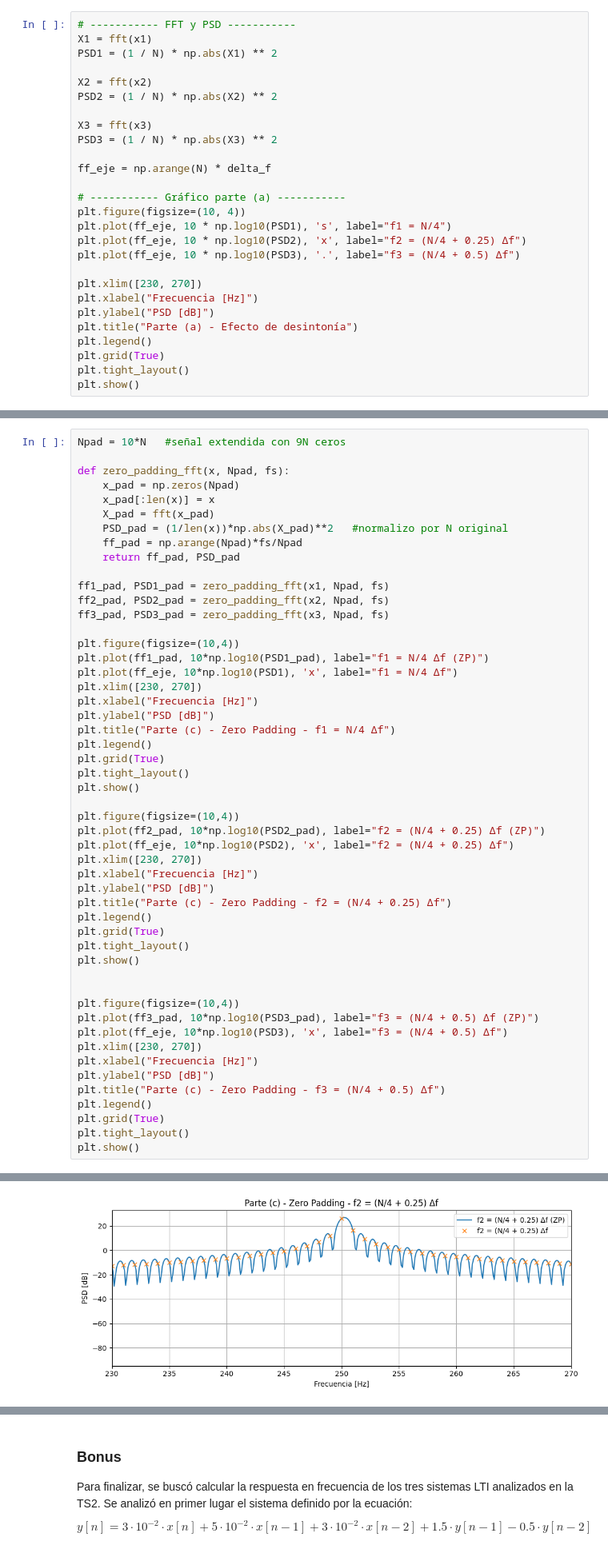
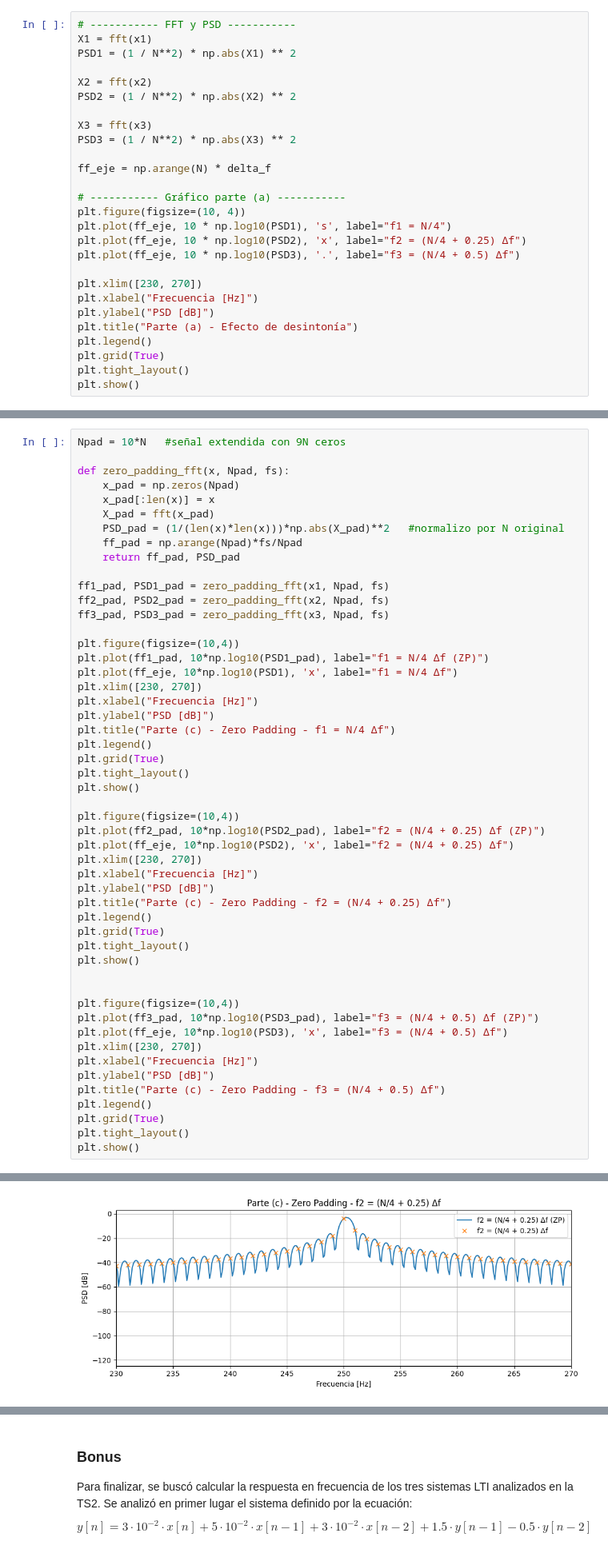
Before and after one commit to aguspaolini/aps-Paolini-Rosso, a Jupyter notebook: TS3 - Paolini Rosso.ipynb, the cells around one changed output, grey strips where cells are left out. Shown at 80% size. Drawn from its saved outputs; the diff is of its cells as text.

```diff
--- a/TS3 - Paolini Rosso.ipynb
+++ b/TS3 - Paolini Rosso.ipynb
@@ -129,13 +133,13 @@ Asimismo, tomando (2), se halló la PSD de cada señal y se graficó en `dB` alr
 # %%
 # ----------- FFT y PSD -----------
 X1 = fft(x1)
-PSD1 = (1 / N) * np.abs(X1) ** 2
+PSD1 = (1 / N**2) * np.abs(X1) ** 2
 
 X2 = fft(x2)
-PSD2 = (1 / N) * np.abs(X2) ** 2
+PSD2 = (1 / N**2) * np.abs(X2) ** 2
 
 X3 = fft(x3)
-PSD3 = (1 / N) * np.abs(X3) ** 2
+PSD3 = (1 / N**2) * np.abs(X3) ** 2
 
 ff_eje = np.arange(N) * delta_f
 
@@ -255,7 +273,7 @@ def zero_padding_fft(x, Npad, fs):
     x_pad = np.zeros(Npad)
     x_pad[:len(x)] = x
     X_pad = fft(x_pad)
-    PSD_pad = (1/len(x))*np.abs(X_pad)**2   #normalizo por N original
+    PSD_pad = (1/(len(x)*len(x)))*np.abs(X_pad)**2   #normalizo por N original
     ff_pad = np.arange(Npad)*fs/Npad
     return ff_pad, PSD_pad
 
@@ -304 +322 @@ plt.show()
-[figure, old version]
+[figure, new version]
```
Also changed, not shown: parts of 8 cells of this notebook, 1 other file.
